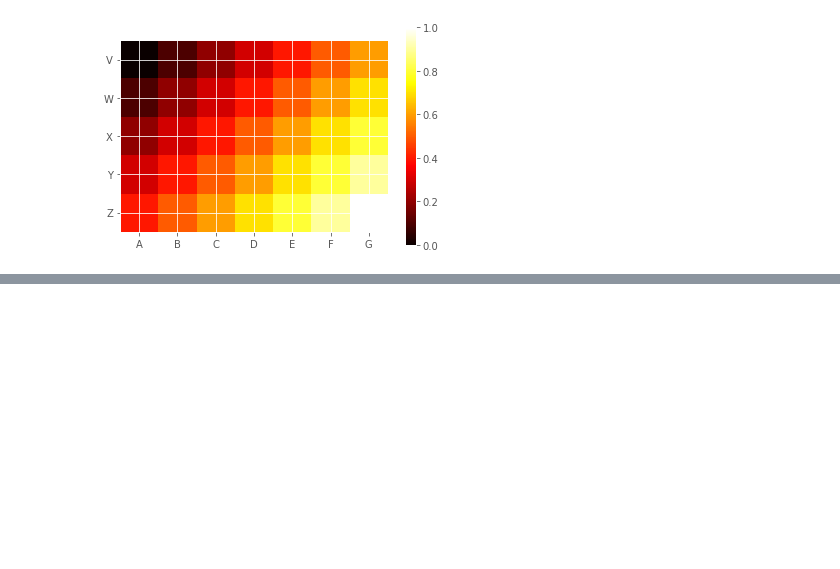
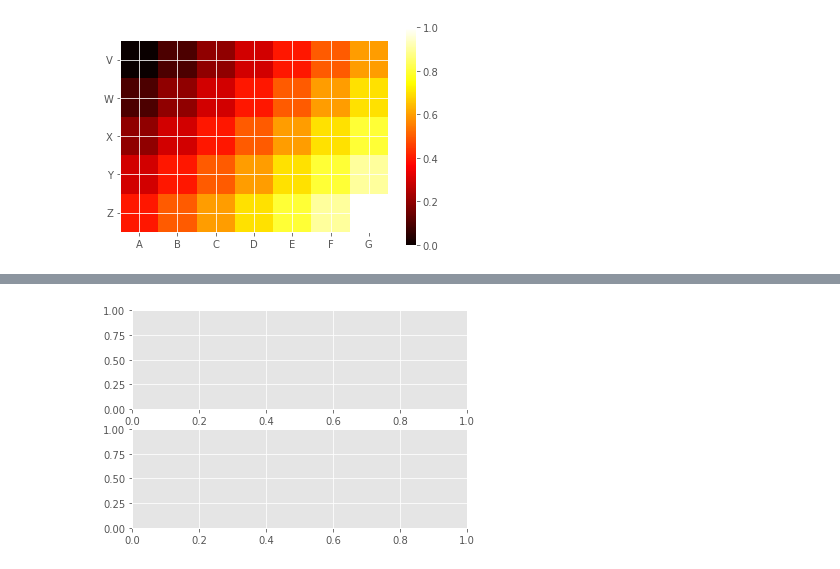
Before and after one commit to apkap83/Pandas_Notes, a Jupyter notebook: Learning_Pandas_Chapter_11 - Visualization.ipynb, the cells around one changed output, grey strips where cells are left out. Drawn from its saved outputs; the diff is of its cells as text; code cells hidden in the pictures; blank space fills up the shorter version.

```diff
--- a/Learning_Pandas_Chapter_11 - Visualization.ipynb
+++ b/Learning_Pandas_Chapter_11 - Visualization.ipynb
@@ -959,0 +974,8 @@ plt.yticks(range(len(heatmap_data)), heatmap_data.index);
+# %%
+# create two sub plots on the new plot using a 2x1 grid
+# ax1 is the upper row
+ax1 = plt.subplot2grid(shape=(2,1), loc=(0,0))
+# and ax2 is in the lower row
+ax2 = plt.subplot2grid(shape=(2,1), loc=(1,0))
+# %% [output]
+[figure, added]
```
Also changed, not shown: parts of 8 cells of this notebook.
